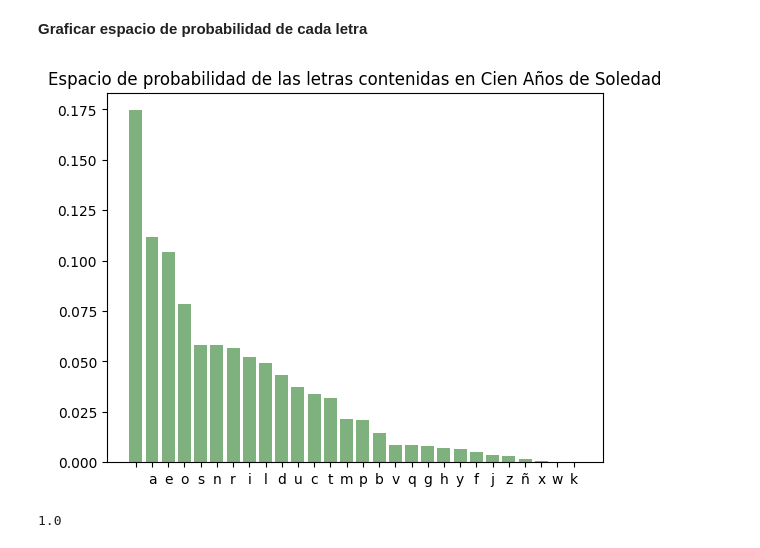
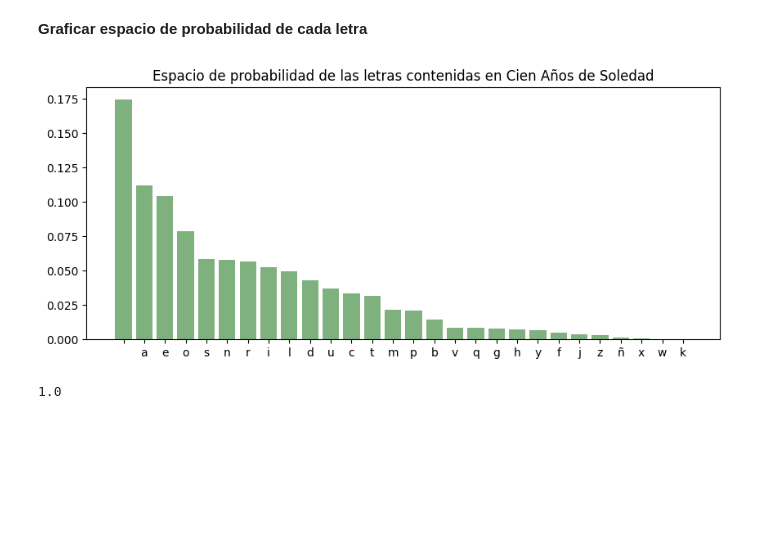
Before and after one commit to AnIsAsPe/Estadistica_y_Probabilidad_para-CD-, a Jupyter notebook: PrincipiosDeProbabilidad/Semana1/Notebooks/Espacio_de_Probabilidad_y_probabilidad_condicional_en_textos.ipynb, the cells around one changed output. Drawn from its saved outputs; the diff is of its cells as text; code cells hidden in the pictures; blank space fills up the shorter version.

```diff
--- a/PrincipiosDeProbabilidad/Semana1/Notebooks/Espacio_de_Probabilidad_y_probabilidad_condicional_en_textos.ipynb
+++ b/PrincipiosDeProbabilidad/Semana1/Notebooks/Espacio_de_Probabilidad_y_probabilidad_condicional_en_textos.ipynb
@@ -173,7 +156,7 @@ libro_limpio
 # %% [markdown]
 **Obtener diccionario con la frecuencia de ocurrencia de cada letra**
 # %%
-frec_caracteres = obtener_frecuencias(libro_limpio)
+frec_caracteres = Counter(libro_limpio)
 print('Letras unicas: ', len(frec_caracteres))
 print('Total de letras en el libro', len(libro_limpio))
 print('\nDiccionario con las frecuencia de ocurrencia ',
@@ -207,18 +190,24 @@ caracteres = sorted(list(frec_caracteres.keys()))
 # %% [markdown]
 **Graficar espacio de probabilidad de cada letra**
 # %%
-frec_relativa_dict = {k : v /len(libro_limpio) for k, v in frec_caracteres.items()}
+# Calculamos la probabilidad de cada letra
 
-#Visualizar la distribución de probabilidad de las letras en 100 años de soledad
-lists = sorted(frec_relativa_dict.items(),
-               key=operator.itemgetter(1),
-               reverse=True)
-x, y = zip(*lists)
+frec_relativa_caracteres = {k : v /len(libro_limpio)                      \
+                            for k, v in frec_caracteres.items()}
 
-plt.bar(x,y, color='darkgreen', alpha=0.5)
+# Ordenamos los caracteres segun la probabilidad de ocurrencia en orden descendente
+lista_carateres_y_prob = sorted(frec_relativa_caracteres.items(),   # listado de duplas (k, v)
+                                key=itemgetter(1),                  # elemento de la dupla que decide el orden
+                                reverse=True                        # orden descendente
+                               )
+
+# Visualizamos el espacio de probabilidad
+caracter, probabilidad = zip(*lista_carateres_y_prob)
+fig = plt.figure(figsize=(10,4))
+plt.bar(caracter, probabilidad, color='darkgreen', alpha=0.5)
 plt.title('Espacio de probabilidad de las letras contenidas en Cien Años de Soledad')
 plt.show()
 # %% [output]
-[figure, old version]
+[figure, new version]
 # %%
 #Sumamos la probabilidad de cada palabra
```
Also changed, not shown: parts of 31 cells of this notebook.
